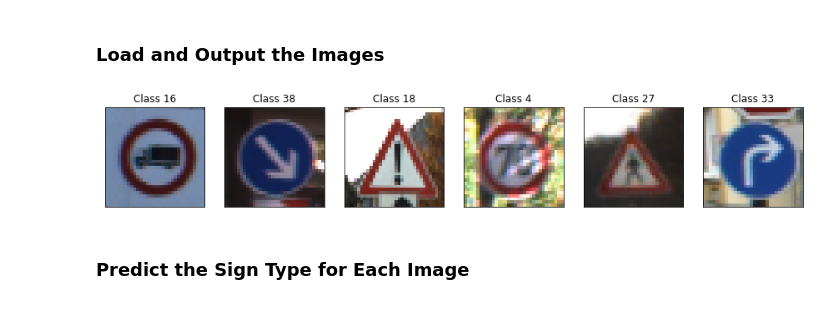
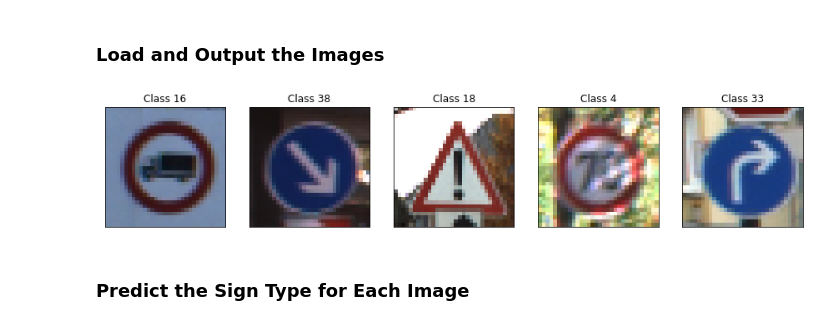
Before and after one commit to chen-bowen/Self_Driving_Car, a Jupyter notebook: 3. Traffic_Sign_Classifier/Traffic_Sign_Classifier.ipynb, the cells around one changed output. Saved outputs shown, nothing was run; the diff lists cells and outputs as text; code cells hidden in the pictures.

```diff
--- a/3. Traffic_Sign_Classifier/Traffic_Sign_Classifier.ipynb
+++ b/3. Traffic_Sign_Classifier/Traffic_Sign_Classifier.ipynb
@@ -505,30 +502,30 @@ You may find `signnames.csv` useful as it contains mappings from the class id (i
 # %%
 import os
 
 # load new images
 new_images_dir = "other_signs"
 new_test_images = [
     os.path.join(new_images_dir, f)
     for f in os.listdir(new_images_dir)
     if f != ".ipynb_checkpoints"
 ]
 new_test_images.sort()
 new_test_images = [cv2.resize(plt.imread(f), (32, 32)) for f in new_test_images]
 
 # manually annotated labels for these new images
-new_labels = [16, 38, 18, 4, 27, 33]
+new_labels = [16, 38, 18, 4, 33]
 
 # plot new test images
 fig, axarray = plt.subplots(1, len(new_test_images))
 for i, ax in enumerate(axarray.ravel()):
     if new_test_images[i] is not None:
         ax.imshow(new_test_images[i])
         ax.set_title("Class {}".format(new_labels[i]))
         plt.setp(ax.get_xticklabels(), visible=False)
         plt.setp(ax.get_yticklabels(), visible=False)
         ax.set_xticks([]), ax.set_yticks([])
 # %% [output]
-[figure, old version]
+[figure, new version]
 # %% [markdown]
 ### Predict the Sign Type for Each Image
 # %%
```
Also changed, not shown: parts of 6 cells of this notebook, 2 other files.
